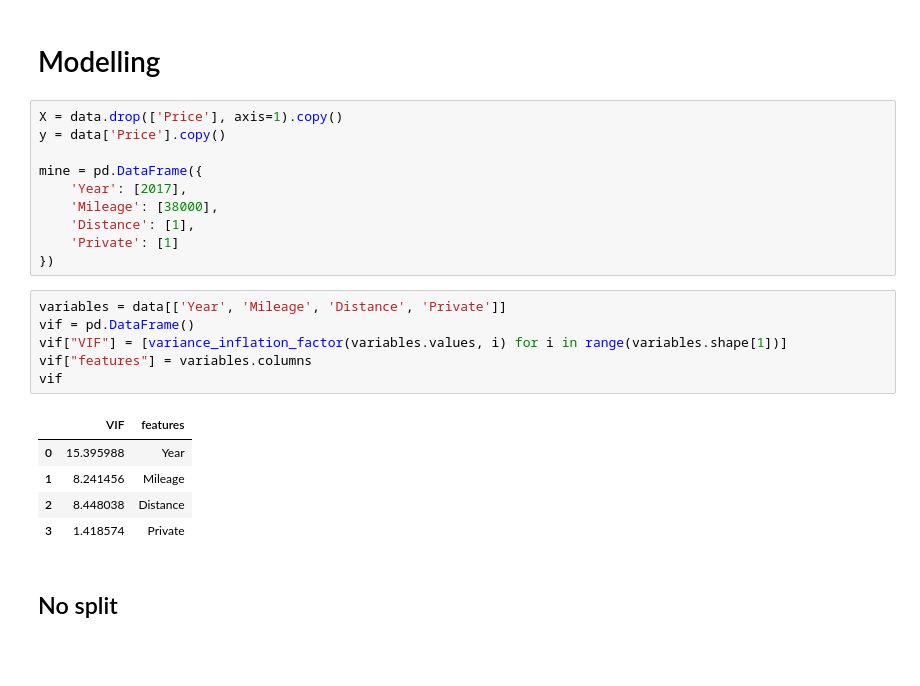
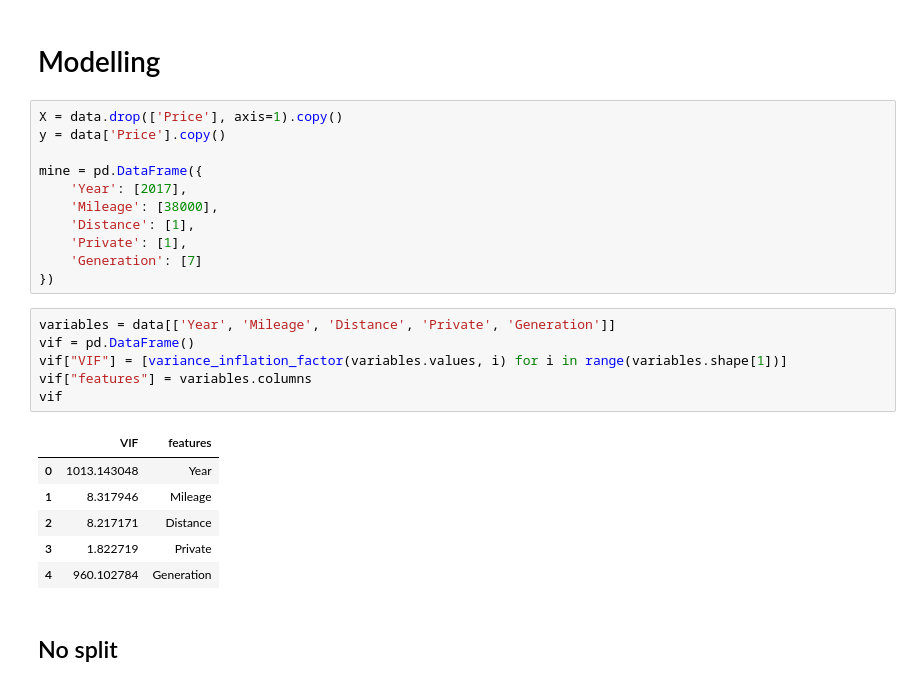
Before and after one commit to jamesdeluk/data-projects, a Jupyter notebook: st.ipynb, the cells around one changed output. Drawn from its saved outputs; the diff is of its cells as text; blank space fills up the shorter version.

```diff
--- a/st.ipynb
+++ b/st.ipynb
@@ -87,20 +96,22 @@ mine = pd.DataFrame({
     'Year': [2017],
     'Mileage': [38000],
     'Distance': [1],
-    'Private': [1]
+    'Private': [1],
+    'Generation': [7]
 })
 # %%
-variables = data[['Year', 'Mileage', 'Distance', 'Private']]
+variables = data[['Year', 'Mileage', 'Distance', 'Private', 'Generation']]
 vif = pd.DataFrame()
 vif["VIF"] = [variance_inflation_factor(variables.values, i) for i in range(variables.shape[1])]
 vif["features"] = variables.columns
 vif
 # %% [output]
 |  | VIF | features |
-| 0 | 15.395988 | Year |
-| 1 | 8.241456 | Mileage |
-| 2 | 8.448038 | Distance |
-| 3 | 1.418574 | Private |
+| 0 | 1013.143048 | Year |
+| 1 | 8.317946 | Mileage |
+| 2 | 8.217171 | Distance |
+| 3 | 1.822719 | Private |
+| 4 | 960.102784 | Generation |
 # %% [markdown]
 ## No split
 # %%
```
Also changed, not shown: parts of 14 cells of this notebook, 1 other file.
